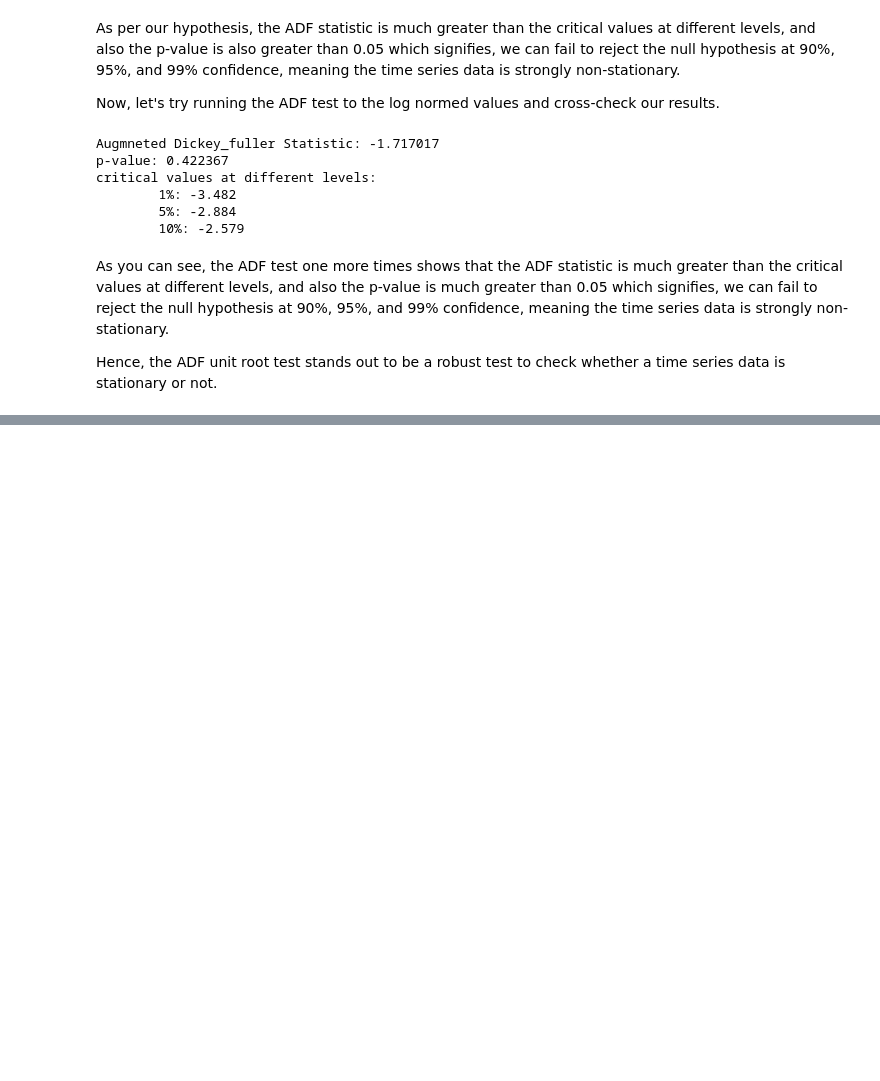
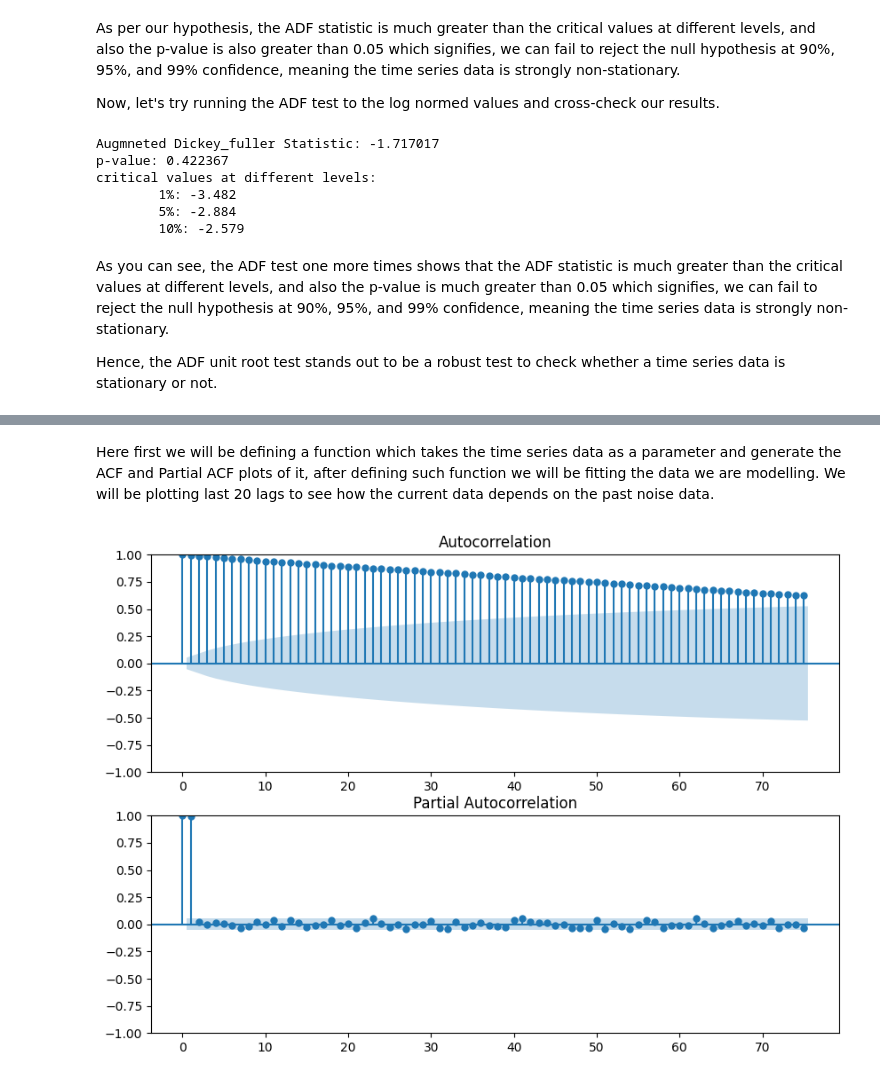
Before and after one commit to ketanp23/scsd-ddm-class, a Jupyter notebook: TimeSeries_PreprocessingData.ipynb, the cells around one changed output, grey strips where cells are left out. Drawn from its saved outputs; the diff is of its cells as text; code cells hidden in the pictures; blank space fills up the shorter version.

```diff
--- a/TimeSeries_PreprocessingData.ipynb
+++ b/TimeSeries_PreprocessingData.ipynb
@@ -259,0 +392,15 @@ Hence, the ADF unit root test stands out to be a robust test to check whether a
+# %% [markdown]
+Here first we will be defining a function which takes the time series data as a parameter and generate the ACF and Partial ACF plots of it, after defining such function we will be fitting the data we are modelling. We will be plotting last 20 lags to see how the current data depends on the past noise data.
+# %%
+# Function to plot ACF and PACF
+def plot_acf_pacf(timeseries):
+    fig, (ax1, ax2) = plt.subplots(2, 1, figsize=(10, 7))
+    plot_acf(timeseries, ax=ax1, lags=75)
+    plot_pacf(timeseries, ax=ax2, lags=75)
+    plt.show()
+
+
+# Plotting ACF and PACF of the closing value time series
+plot_acf_pacf(AMD_values['Close'])
+# %% [output]
+[figure, added]
```
Also changed, not shown: parts of 27 cells of this notebook.
